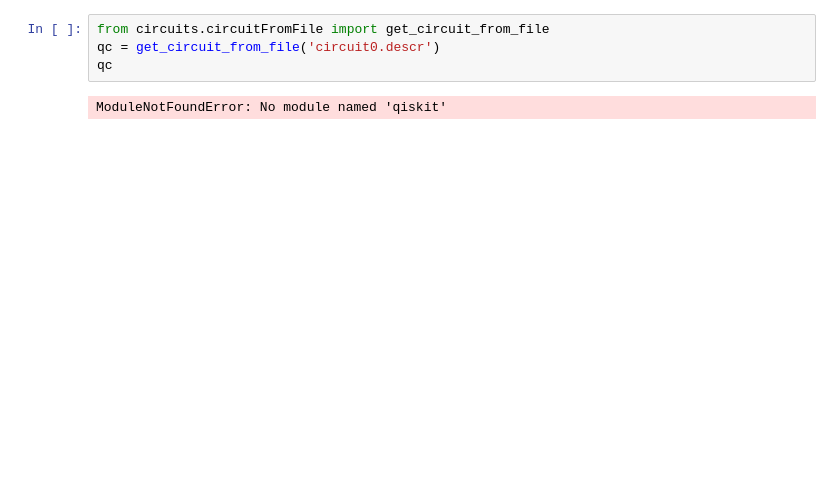
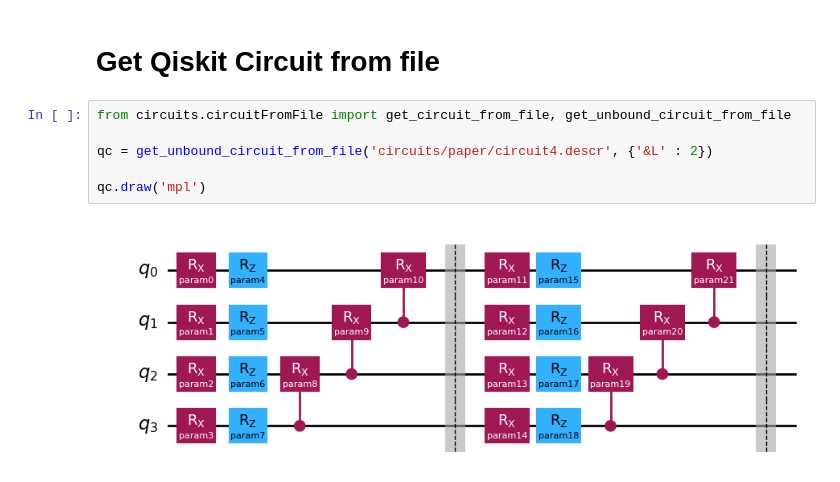
Before and after one commit to SamuellH12/Quantum-Express-Entang-Measures, a Jupyter notebook: notebook.ipynb, the cells around one changed output. Saved outputs shown, nothing was run; the diff lists cells and outputs as text; blank space fills up the shorter version.

```diff
--- a/notebook.ipynb
+++ b/notebook.ipynb
@@ -34,6 +1,10 @@ ERROR: Invalid requirement: '#': Expected package name at the start of dependenc
+# %% [markdown]
+# Get Qiskit Circuit from file
 # %%
-from circuits.circuitFromFile import get_circuit_from_file
-qc = get_circuit_from_file('circuit0.descr')
-qc
+from circuits.circuitFromFile import get_circuit_from_file, get_unbound_circuit_from_file
+
+qc = get_unbound_circuit_from_file('circuits/paper/circuit4.descr', {'&L' : 2})
+
+qc.draw('mpl')
 # %% [output]
-ModuleNotFoundError: No module named 'qiskit'
+[figure, added]
```
Also changed, not shown: parts of 6 cells of this notebook, 14 other files.
